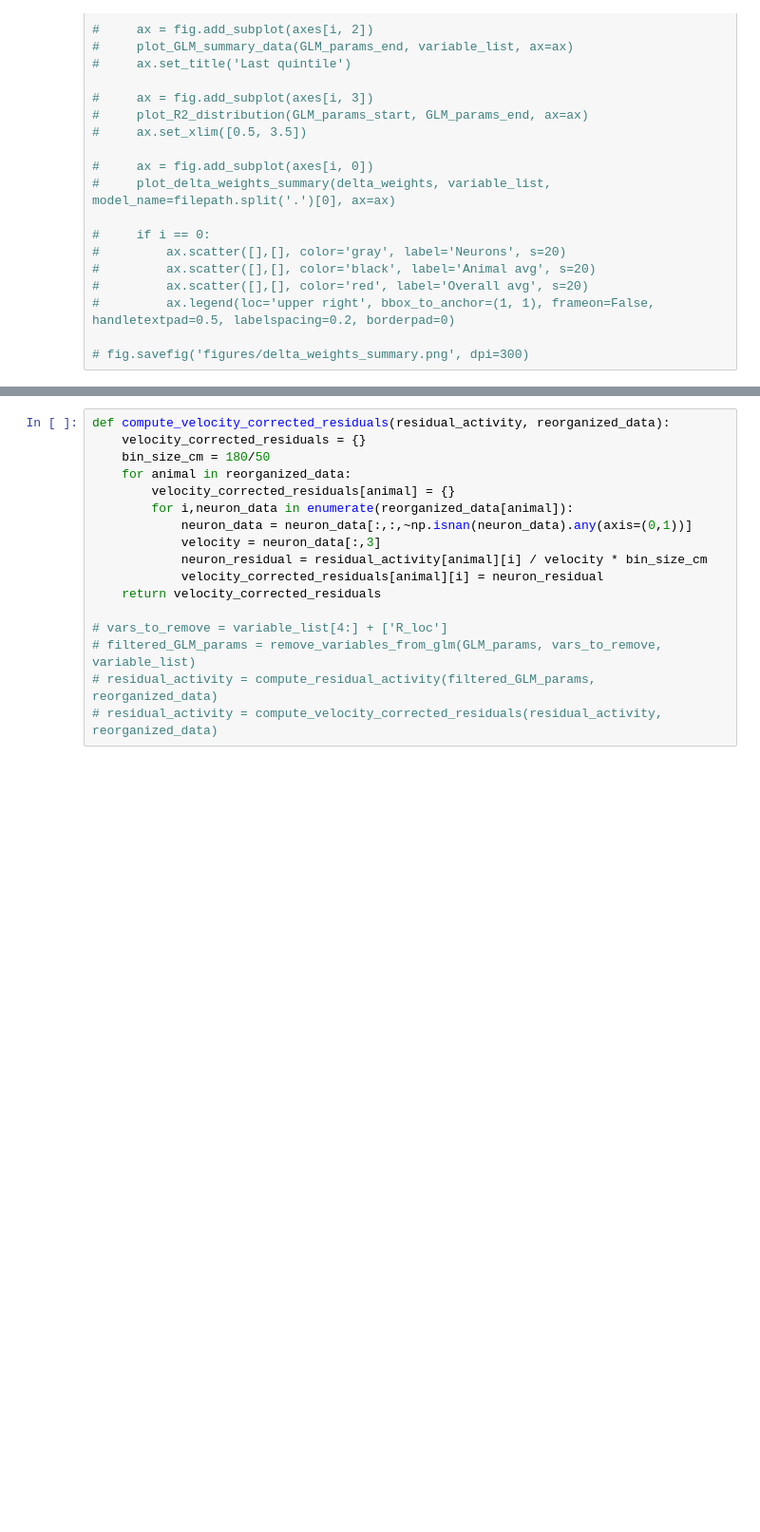
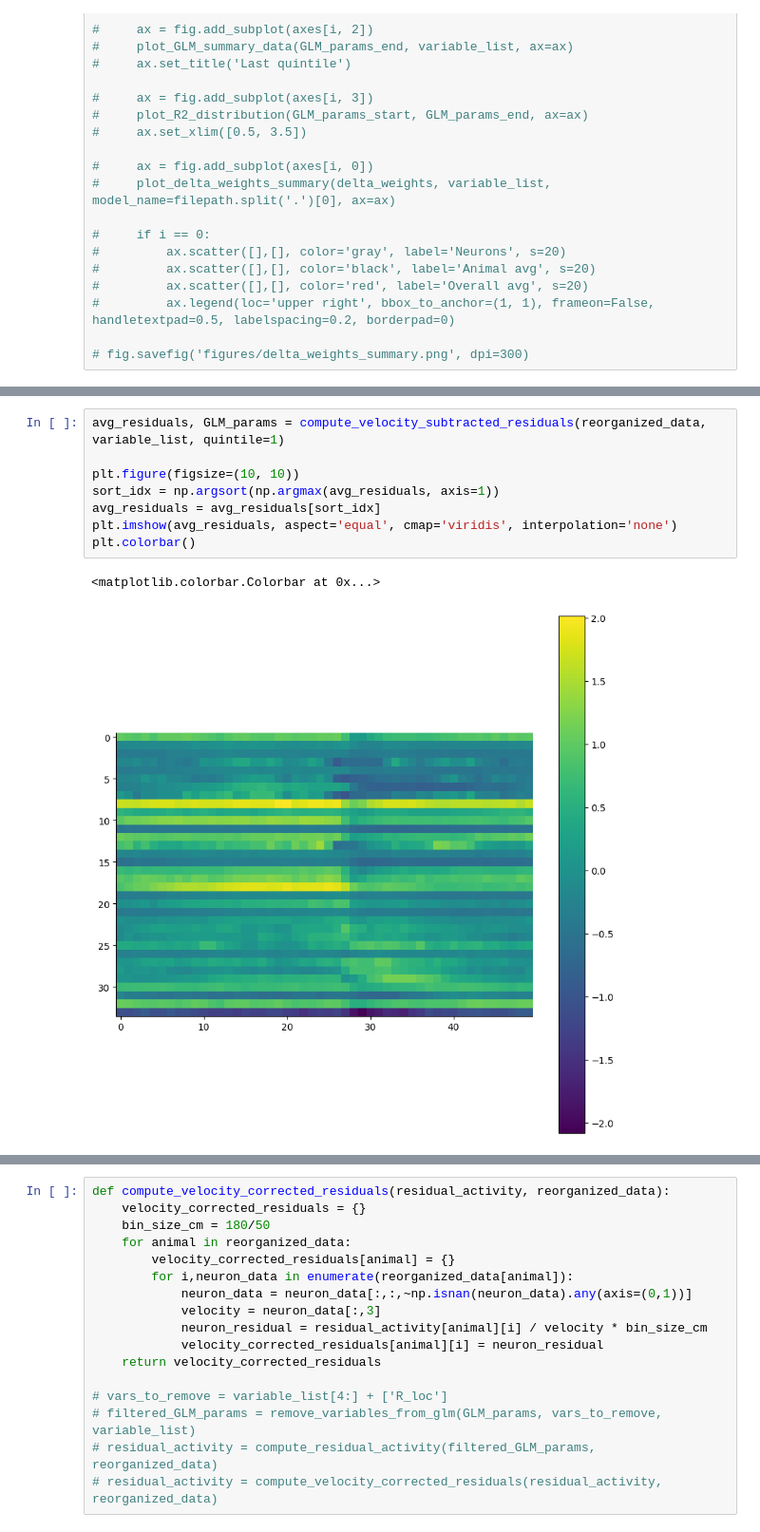
Before and after one commit to Milstein-Lab/CA1-interneuron-GLM, a Jupyter notebook: notebooks/GLM_analysis_scratchpad2.ipynb, the cells around one changed output, grey strips where cells are left out. Shown: that part at 95% size. Cells and saved outputs as stored; diff of their text form; blank space fills up the shorter version.

```diff
--- a/notebooks/GLM_analysis_scratchpad2.ipynb
+++ b/notebooks/GLM_analysis_scratchpad2.ipynb
@@ -185,0 +98,11 @@ fig.savefig(f'figures/{filename.split(".")[0]}_residuals.svg', dpi=300)
+# %%
+avg_residuals, GLM_params = compute_velocity_subtracted_residuals(reorganized_data, variable_list, quintile=1)
+
+plt.figure(figsize=(10, 10))
+sort_idx = np.argsort(np.argmax(avg_residuals, axis=1))
+avg_residuals = avg_residuals[sort_idx]
+plt.imshow(avg_residuals, aspect='equal', cmap='viridis', interpolation='none')
+plt.colorbar()
+# %% [output]
+<matplotlib.colorbar.Colorbar at 0x...>
+[figure, added]
```
Also changed, not shown: parts of 10 cells of this notebook, 3 other files.
